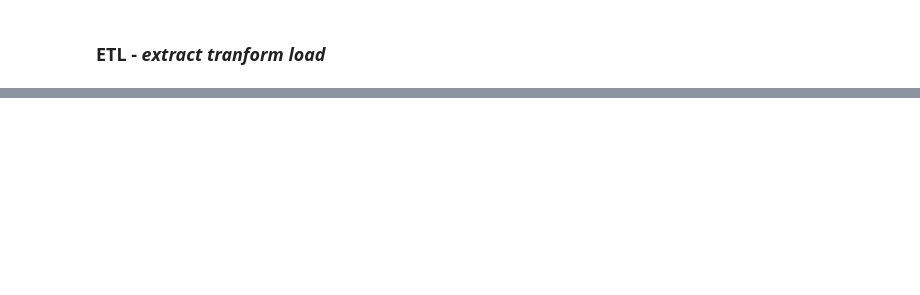
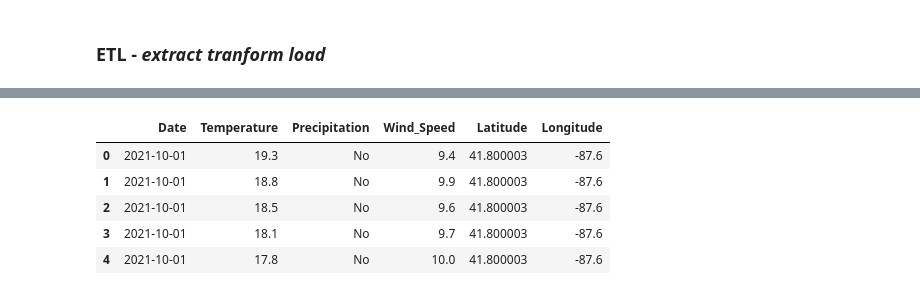
Before and after one commit to DamianZawolski/BIProject, a Jupyter notebook: notebooks/etl.ipynb, the cells around one changed output, grey strips where cells are left out. Saved outputs shown, nothing was run; the diff lists cells and outputs as text; code cells hidden in the pictures; blank space fills up the shorter version.

```diff
--- a/notebooks/etl.ipynb
+++ b/notebooks/etl.ipynb
@@ -118,0 +112,22 @@ station_disproporions.sort_values(ascending=True).head(10).sort_values(ascending
+# %%
+def remap_perciption(perciption):
+    if perciption == 0:
+        return 'No'
+    elif perciption < 2.5:
+        return 'Light'
+    elif perciption < 7.6:
+        return 'Moderate'
+    elif perciption < 50.8:
+        return 'Heavy'
+    else:
+        return 'Violent'
+
+df_weather['Precipitation'] = df_weather['Precipitation'].apply(remap_perciption)
+df_weather.head()
+# %% [output]
+|  | Date | Temperature | Precipitation | Wind_Speed | Latitude | Longitude |
+| 0 | 2021-10-01 | 19.3 | No | 9.4 | 41.800003 | -87.6 |
+| 1 | 2021-10-01 | 18.8 | No | 9.9 | 41.800003 | -87.6 |
+| 2 | 2021-10-01 | 18.5 | No | 9.6 | 41.800003 | -87.6 |
+| 3 | 2021-10-01 | 18.1 | No | 9.7 | 41.800003 | -87.6 |
+| 4 | 2021-10-01 | 17.8 | No | 10.0 | 41.800003 | -87.6 |
```
Also changed, not shown: parts of 27 cells of this notebook, 1 other file.
